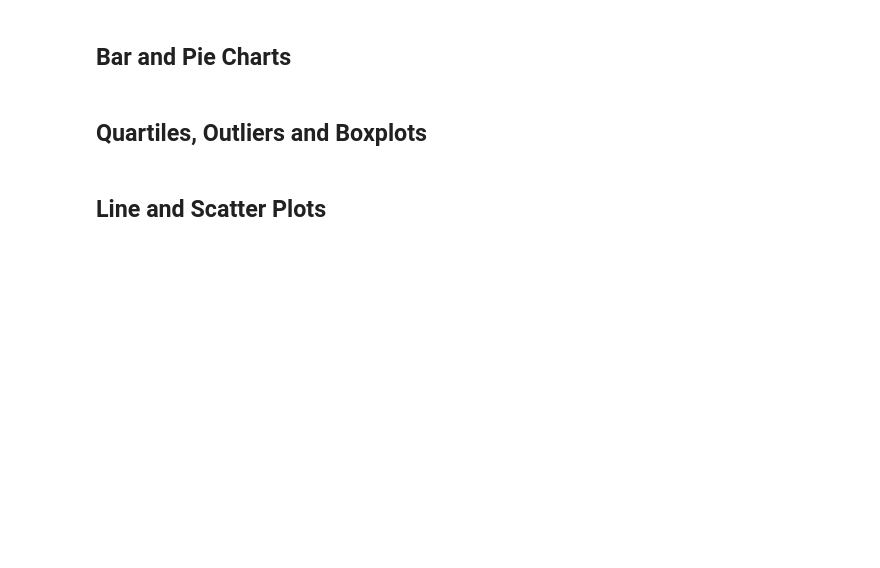
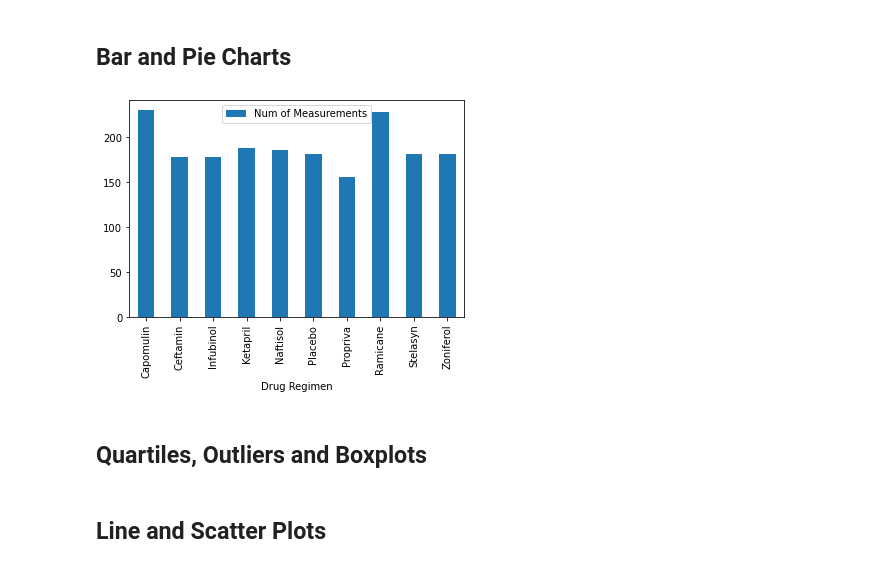
Before and after one commit to JaviPardox/Pharma-Mice-Analysis, a Jupyter notebook: Pymaceuticals/pymaceuticals_starter.ipynb, the cells around one changed output. Cells and saved outputs as stored; diff of their text form; code cells hidden in the pictures; blank space fills up the shorter version.

Commit message:
Add pandas bar plot

```diff
--- a/Pymaceuticals/pymaceuticals_starter.ipynb
+++ b/Pymaceuticals/pymaceuticals_starter.ipynb
@@ -160,6 +160,10 @@ agg_df.rename(columns={"mean": "Mean of Tumor Volume (mm3)","median": "Median of
 ## Bar and Pie Charts
 # %%
 # Generate a bar plot showing the total number of measurements taken on each drug regimen using pandas.
+bar_plot = no_duplicates_df.groupby('Drug Regimen').count().loc[:,'Mouse ID'].to_frame().rename(columns={"Mouse ID": "Num of Measurements"})
+bar_plot = bar_plot.plot.bar()
+# %% [output]
+[figure, added]
 # %%
 # Generate a bar plot showing the total number of measurements taken on each drug regimen using pyplot.
 # %%
```
